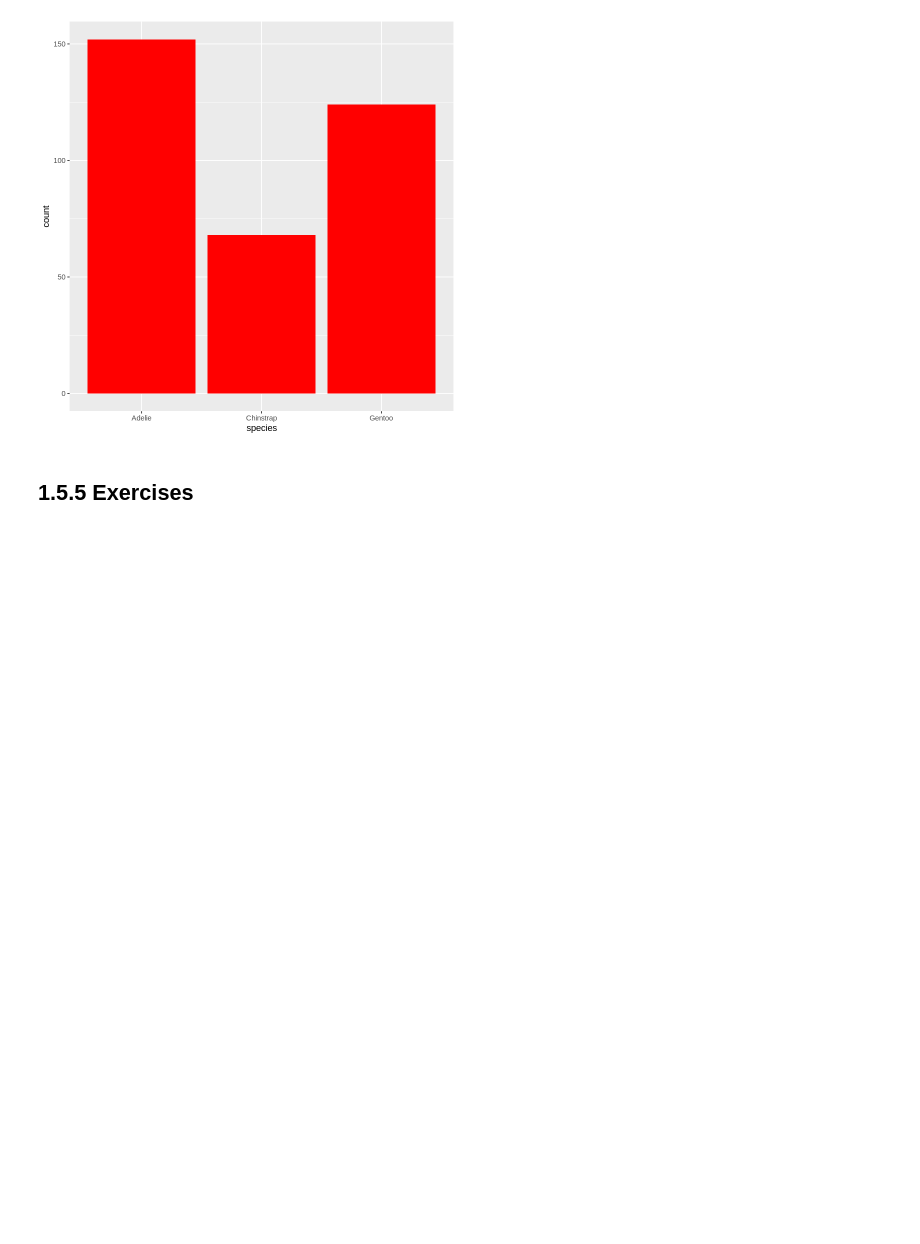
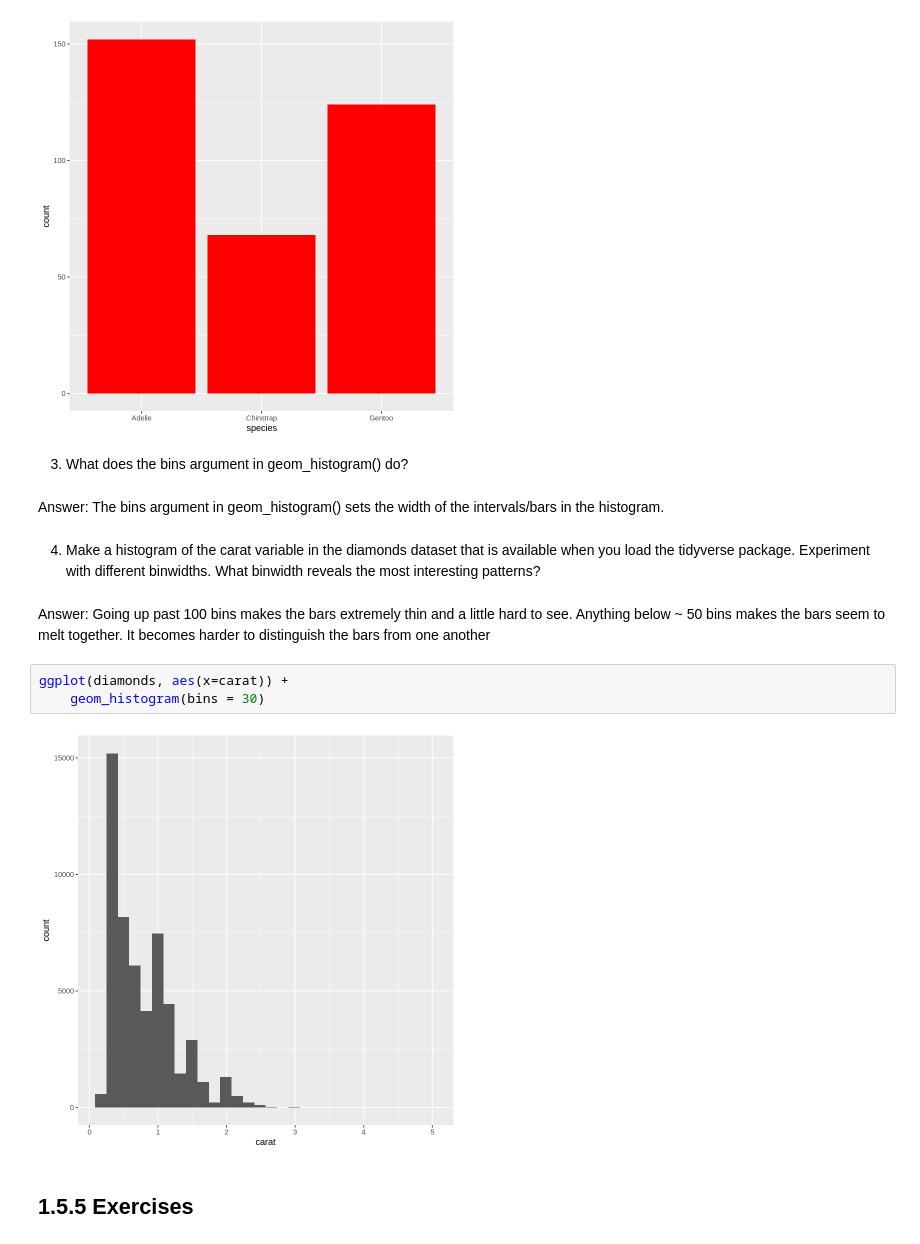
Before and after one commit to swill04/R4DS_exercises, a Jupyter notebook: week1_hw.ipynb, the cells around one changed output. Saved outputs shown, nothing was run; the diff lists cells and outputs as text; blank space fills up the shorter version.

```diff
--- a/week1_hw.ipynb
+++ b/week1_hw.ipynb
@@ -324,5 +343,18 @@ ggplot(penguins, aes(x = species)) +
 # %% [output]
 [figure]
 [figure]
+# %% [markdown]
+3. What does the bins argument in geom_histogram() do?
+# %% [markdown]
+Answer: The bins argument in geom_histogram() sets the width of the intervals/bars in the histogram.
+# %% [markdown]
+4. Make a histogram of the carat variable in the diamonds dataset that is available when you load the tidyverse package. Experiment with different binwidths. What binwidth reveals the most interesting patterns?
+# %% [markdown]
+Answer: Going up past 100 bins makes the bars extremely thin and a little hard to see. Anything below ~ 50 bins makes the bars seem to melt together. It becomes harder to distinguish the bars from one another
+# %%
+ggplot(diamonds, aes(x=carat)) +
+    geom_histogram(bins = 30)
+# %% [output]
+[figure, added]
 # %% [markdown]
 ## 1.5.5 Exercises
```
Also changed, not shown: parts of 46 cells of this notebook, 2 other files.
